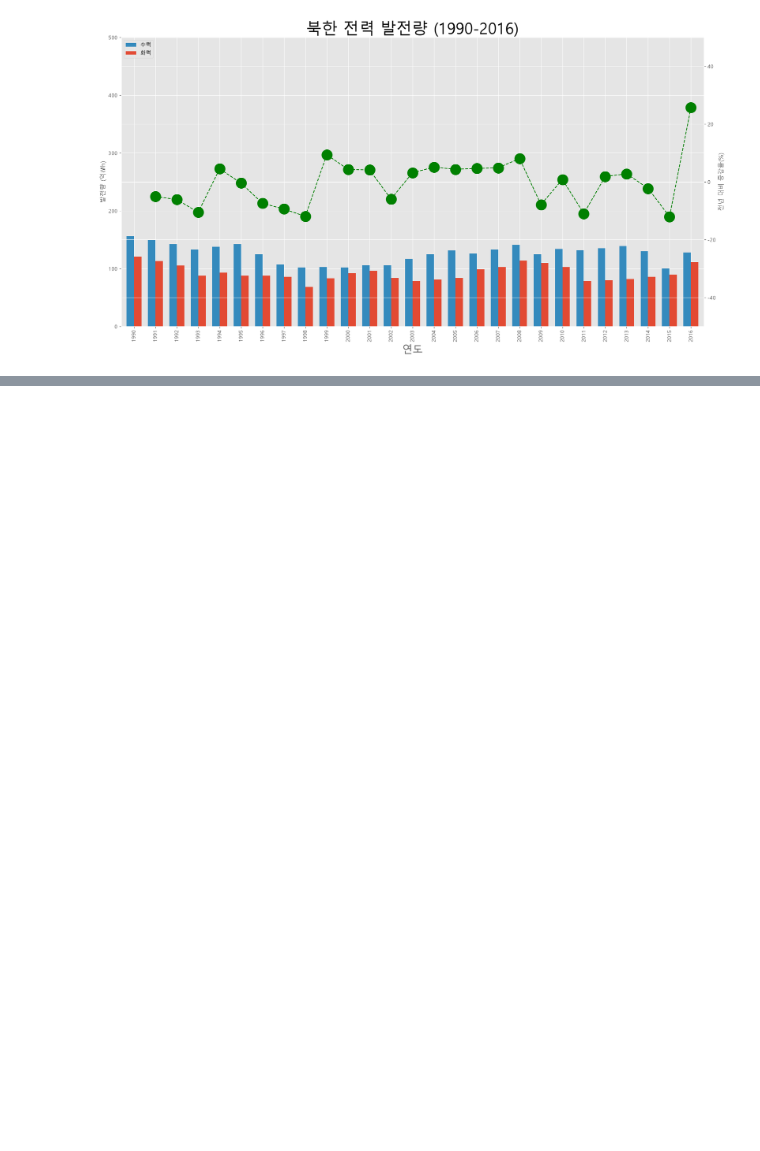
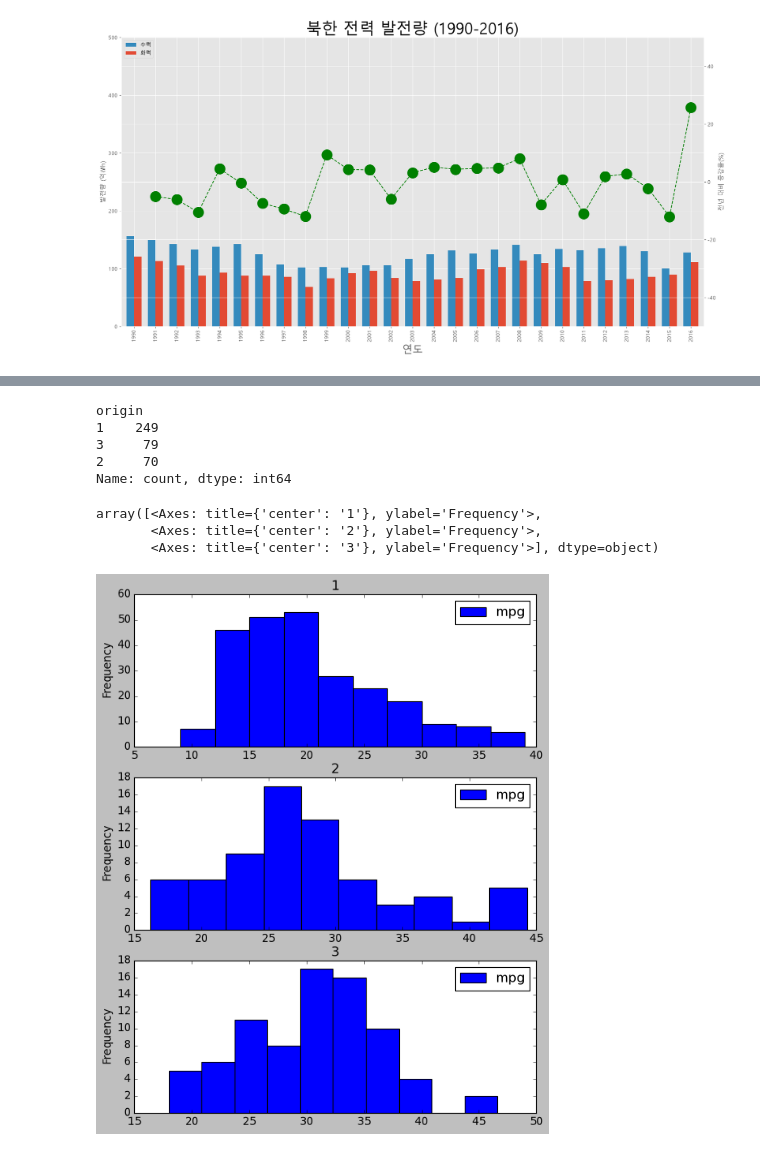
Before and after one commit to ChaeYeongJi/18_data_analytics, a Jupyter notebook: 01_matplotlib.ipynb, the cells around one changed output, grey strips where cells are left out. Drawn from its saved outputs; the diff is of its cells as text; code cells hidden in the pictures; blank space fills up the shorter version.

```diff
--- a/01_matplotlib.ipynb
+++ b/01_matplotlib.ipynb
@@ -773,0 +803,19 @@ plt.show()
+# %%
+df['origin'].value_counts()
+# %% [output]
+origin
+1    249
+3     79
+2     70
+Name: count, dtype: int64
+# %%
+df[['mpg', 'origin']].plot(
+    by=['origin'],
+    kind='hist',
+    figsize=(8, 10)
+)
+# %% [output]
+array([<Axes: title={'center': '1'}, ylabel='Frequency'>,
+       <Axes: title={'center': '2'}, ylabel='Frequency'>,
+       <Axes: title={'center': '3'}, ylabel='Frequency'>], dtype=object)
+[figure, added]
```
Also changed, not shown: parts of 19 cells of this notebook, 1 other file.
